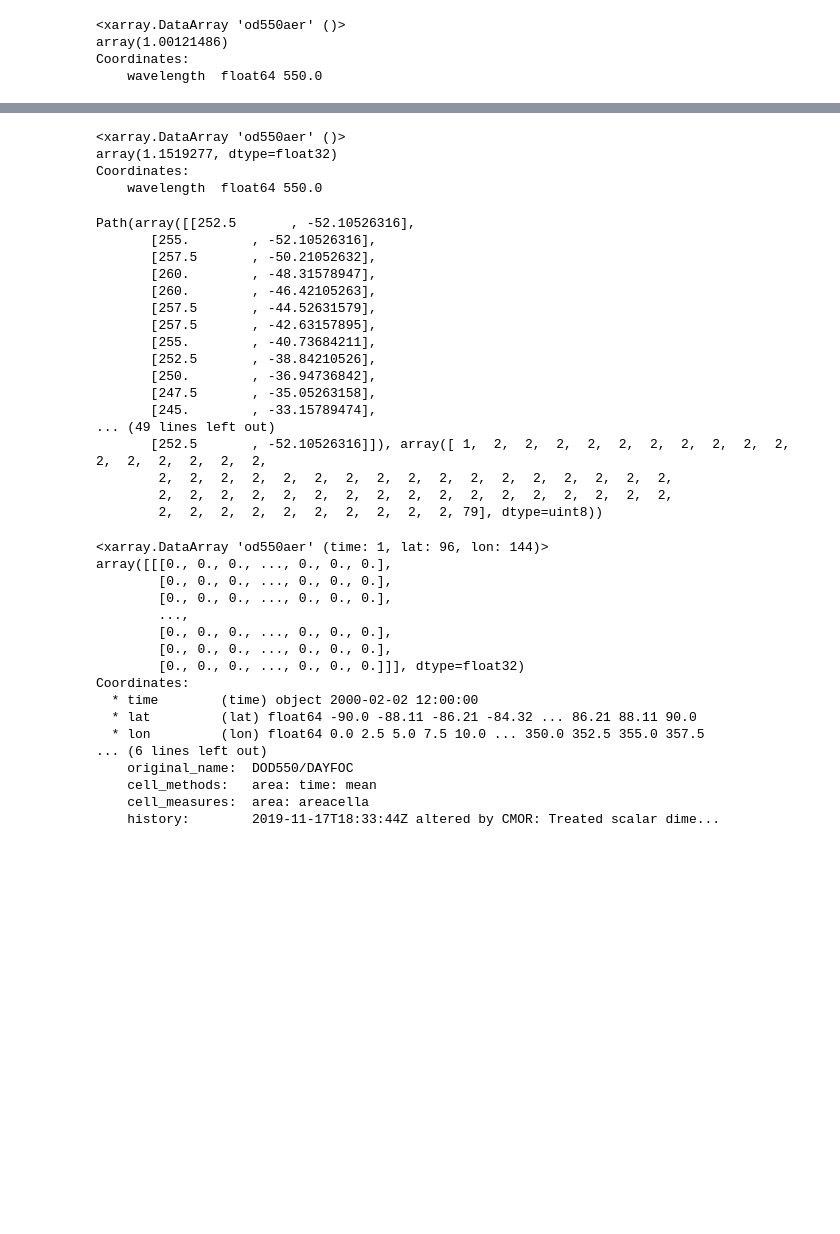
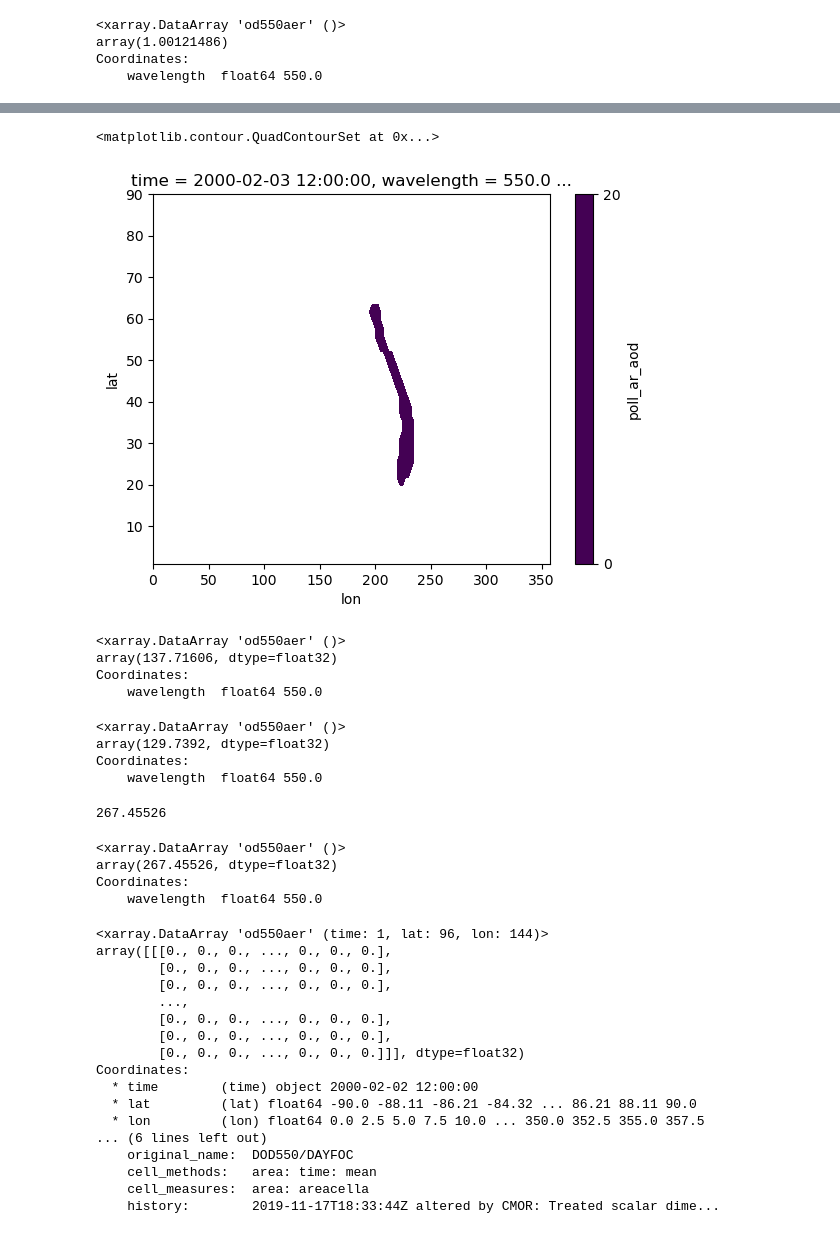
Before and after one commit to eScience-course/Tjaernoe2022-group5, a Jupyter notebook: notebooks/Julia/AR_compare_2020.ipynb, the cells around one changed output, grey strips where cells are left out. Saved outputs shown, nothing was run; the diff lists cells and outputs as text; code cells hidden in the pictures; blank space fills up the shorter version.

```diff
--- a/notebooks/Julia/AR_compare_2020.ipynb
+++ b/notebooks/Julia/AR_compare_2020.ipynb
@@ -197,37 +179,63 @@ ll = xr.plot.contourf(aod_hist.where(ar_hist.ivt==True).sel(time='2000-02-15').o
 # %%
-for item in ll.collections[0].get_paths():
-    v = item.vertices
-    lat = v[:,1]
-    lon = v[1,:]
+def sort_ar_by_aod(aod_ds,ar_ds):
+    aod_ar=aod_ds.where(ar_ds.ivt==True)
+    clean_lim = aod_ar.od550aer.median()
+    aod_ar['poll_ar_aod'] = xr.DataArray(coords=aod_ar.coords, dims =aod_ar.dims)
+    aod_ar['clean_ar_aod'] = xr.DataArray(coords=aod_ar.coords, dims =aod_ar.dims)
+    for ts in aod_ar.time:
+        ts_array = aod_ar.sel(time=ts).od550aer
+        ll = xr.plot.contourf(ts_array.squeeze(), levels=[0,20])
+        plt.close()
+        for i,item in enumerate(ll.collections[0].get_paths()):
+            v = item.vertices
+            lat = v[:,1]
+            lon = v[:,0]
+            ar_i_aod = ts_array.sel(lat=slice(np.min(lat), np.max(lat)), lon = slice(np.min(lon), np.max(lon)))
+            if ar_i_aod.mean()<clean_lim:
+                aod_ar['poll_ar_aod'].loc[ts,slice(np.min(lat), np.max(lat)),slice(np.min(lon), np.max(lon))] = ar_i_aod
+            else:
+                aod_ar['clean_ar_aod'].loc[ts,slice(np.min(lat), np.max(lat)),slice(np.min(lon), np.max(lon))] = ar_i_aod
+    return aod_ar
 
-def average_in_box(array, lon, lat):
-    test.sel(lat=slice())
+
+#def average_in_box(array, lon, lat):
+#    test.sel(lat=slice())
+# %%
+test_aod=aod_hist.sel(time=slice('2000-02-01','2000-02-04'), lat=slice(0,90))
+test_ar=ar_hist.sel(time=slice('2000-02-01','2000-02-04'), lat=slice(0,90))
+# %%
+t=sort_ar_by_aod(test_aod,test_ar)
+# %%
+xr.plot.contourf(t.sel(time='2000-02-03')['poll_ar_aod'].squeeze(), levels=[0,20])
+# %% [output]
+<matplotlib.contour.QuadContourSet at 0x...>
+[figure, added]
 # %%
-test.sel(lat=slice(np.min(lat), np.max(lat)), lon = slice(np.min(lon), np.max(lon))).mean()
+test.sel(lat=slice(18.0 ,55.89473684210526), lon = slice(317.5, 355.0)).sum(skipna=True)
 # %% [output]
 <xarray.DataArray 'od550aer' ()>
-array(1.1519277, dtype=float32)
+array(137.71606, dtype=float32)
 Coordinates:
     wavelength  float64 550.0
+# %%
+test.sel(lat=slice(19.89473684210526, 63.4736842105263), lon = slice(195.0 ,235.0)).sum(skipna=True)
+# %% [output]
+<xarray.DataArray 'od550aer' ()>
+array(129.7392, dtype=float32)
+Coordinates:
+    wavelength  float64 550.0
+# %%
+(137.71606+129.7392)
+# %% [output]
+267.45526
+# %%
+test.sel(lat=slice(18.0, 63.4736842105263), lon = slice(195,355)).sum(skipna=True)
+# %% [output]
+<xarray.DataArray 'od550aer' ()>
+array(267.45526, dtype=float32)
+Coordinates:
+    wavelength  float64 550.0
 # %%
-ll.collections[0].get_paths()[0]
+test = aod_hist.where(ar_hist.ivt==True).sel(time='2000-02-03').od550aer
-# %% [output]
-Path(array([[252.5       , -52.10526316],
-       [255.        , -52.10526316],
-       [257.5       , -50.21052632],
-       [260.        , -48.31578947],
-       [260.        , -46.42105263],
-       [257.5       , -44.52631579],
-       [257.5       , -42.63157895],
-       [255.        , -40.73684211],
-       [252.5       , -38.84210526],
-       [250.        , -36.94736842],
-       [247.5       , -35.05263158],
-       [245.        , -33.15789474],
-... (49 lines left out)
-       [252.5       , -52.10526316]]), array([ 1,  2,  2,  2,  2,  2,  2,  2,  2,  2,  2,  2,  2,  2,  2,  2,  2,
-        2,  2,  2,  2,  2,  2,  2,  2,  2,  2,  2,  2,  2,  2,  2,  2,  2,
-        2,  2,  2,  2,  2,  2,  2,  2,  2,  2,  2,  2,  2,  2,  2,  2,  2,
-        2,  2,  2,  2,  2,  2,  2,  2,  2,  2, 79], dtype=uint8))
 # %%
 test = aod_hist.where(ar_hist.ivt==True).sel(time='2000-02-02').od550aer
```
Also changed, not shown: parts of 3 cells of this notebook.
